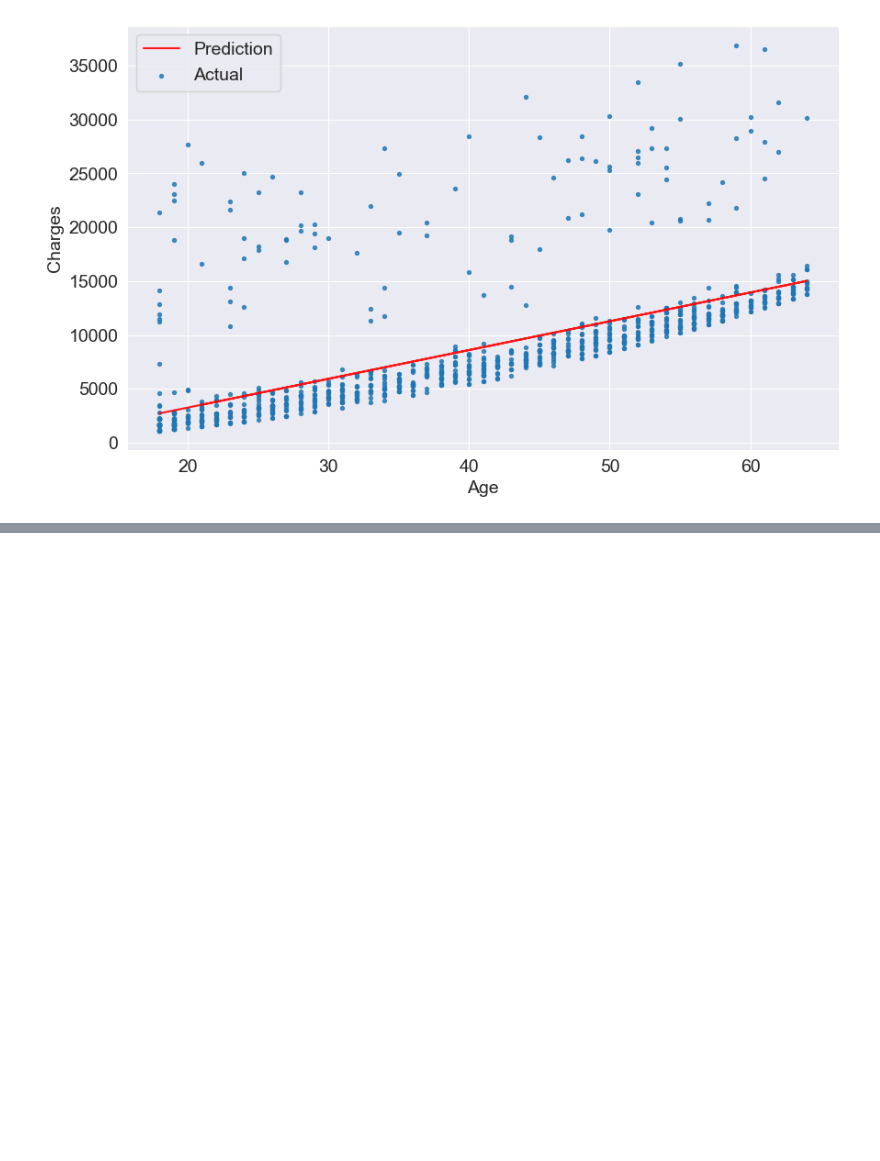
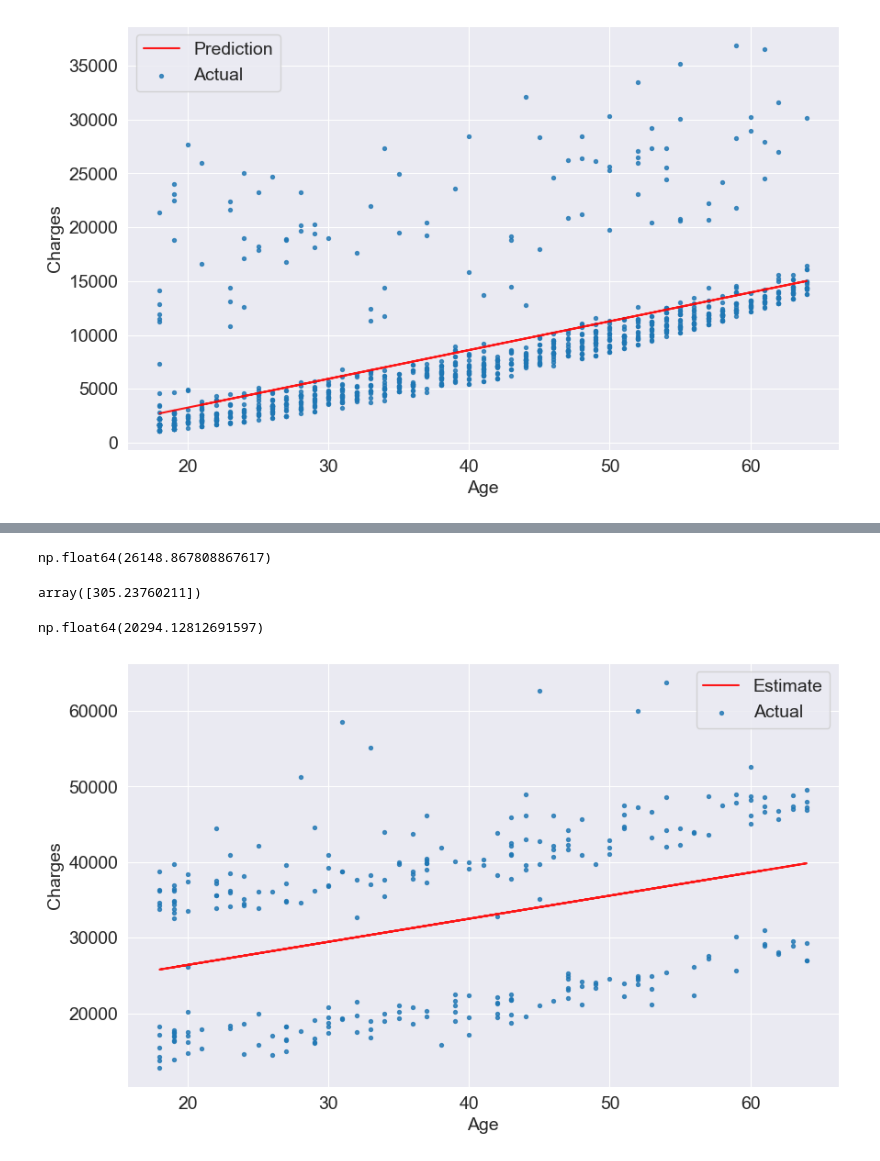
Before and after one commit to Dhruv-Jain31/machine-learning-basics, a Jupyter notebook: linear_regression/code.ipynb, the cells around one changed output, grey strips where cells are left out. Saved outputs shown, nothing was run; the diff lists cells and outputs as text; code cells hidden in the pictures; blank space fills up the shorter version.

```diff
--- a/linear_regression/code.ipynb
+++ b/linear_regression/code.ipynb
@@ -862,0 +924,3 @@ RMSE Loss:  4662.505766636395
+# %%
+target = smoker_df['charges']
+target
@@ -862,0 +960,7 @@ RMSE Loss:  4662.505766636395
+# %%
+model2 = LinearRegression()
+# %%
+inputs = smoker_df[['age']]
+targets = smoker_df.charges
+print('inputs.shape: ',inputs.shape)
+print('targets.shape: ',targets.shape)
@@ -862,0 +970,2 @@ RMSE Loss:  4662.505766636395
+# %%
+model2.fit(inputs,target)
@@ -862,0 +1000,16 @@ RMSE Loss:  4662.505766636395
+# %%
+rmse(targets, predictions)
+# %% [output]
+np.float64(26148.867808867617)
+# %%
+model2.coef_
+# %% [output]
+array([305.23760211])
+# %%
+model2.intercept_
+# %% [output]
+np.float64(20294.12812691597)
+# %%
+try_parameters(model2.coef_, model2.intercept_)
+# %% [output]
+[figure, added]
```
Also changed, not shown: parts of 16 cells of this notebook.
